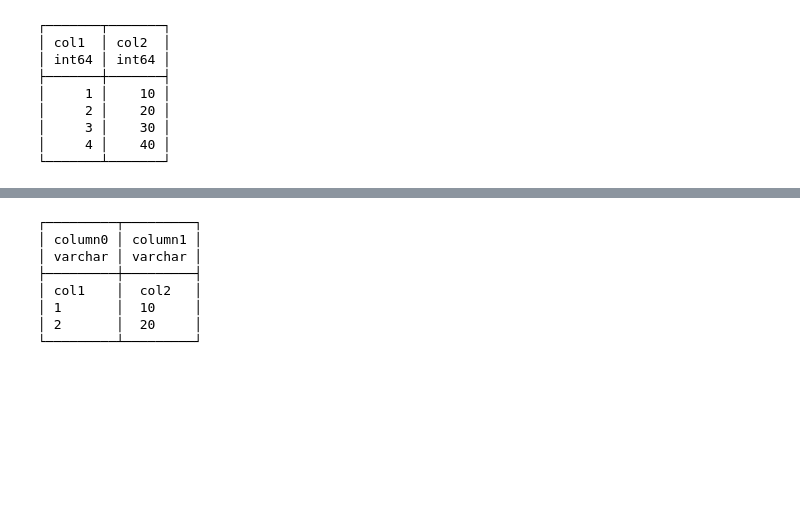
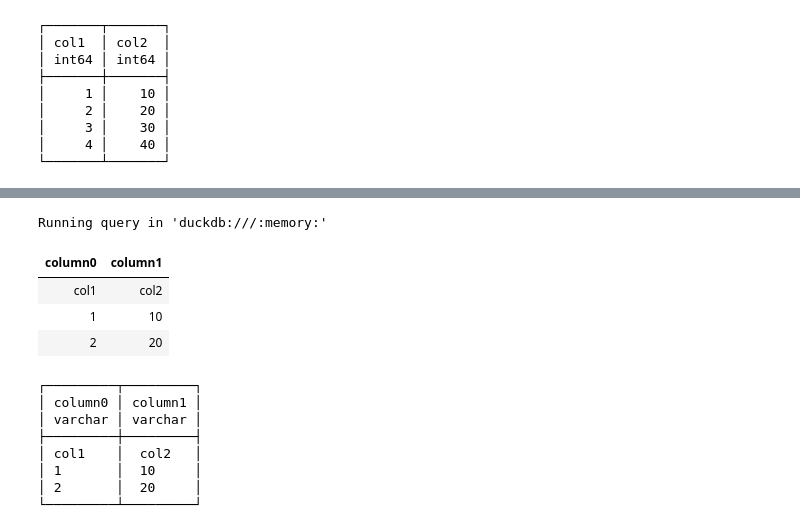
Before and after one commit to fin-py/duckdb-hands-on, a Jupyter notebook: docs/data-ingestion.ipynb, the cells around one changed output, grey strips where cells are left out. Drawn from its saved outputs; the diff is of its cells as text; code cells hidden in the pictures; blank space fills up the shorter version.

```diff
--- a/docs/data-ingestion.ipynb
+++ b/docs/data-ingestion.ipynb
@@ -51 +130,10 @@ duckdb.read_csv("data/sample*.csv")
+# %%
+%%sql
+SELECT * FROM read_csv("data/sample1.csv", header=False, sep=",")
+# %% [output]
+Running query in 'duckdb:///:memory:'
+| column0 | column1 |
+| col1 | col2 |
+| 1 | 10 |
+| 2 | 20 |
 # %%
```
Also changed, not shown: parts of 38 cells of this notebook.
